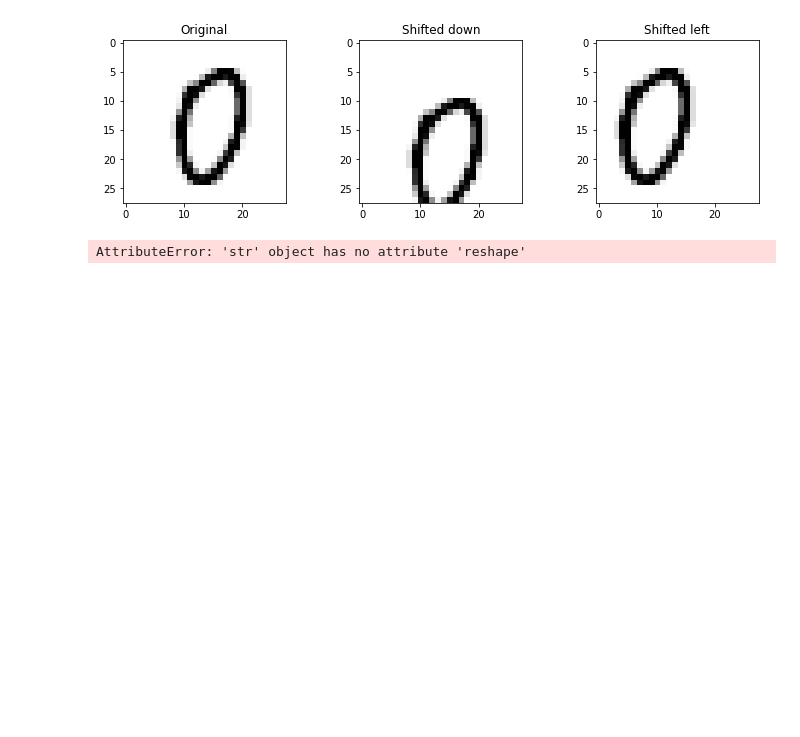
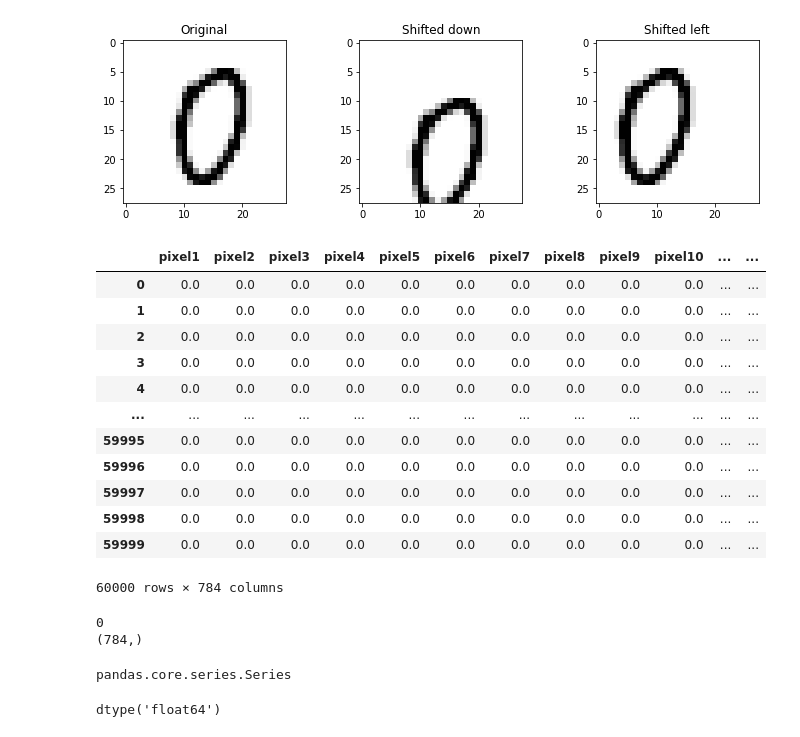
Before and after one commit to kdesh96/Hands-on-ML2, a Jupyter notebook: Ch3 Classification.ipynb, the cells around one changed output. Drawn from its saved outputs; the diff is of its cells as text; code cells hidden in the pictures; blank space fills up the shorter version.

```diff
--- a/Ch3 Classification.ipynb
+++ b/Ch3 Classification.ipynb
@@ -403,20 +403,38 @@ plt.imshow(shifted_image_left.reshape(28, 28),
 plt.show()
 # %% [output]
 [figure]
+# %%
+X_train
+# %% [output]
+|  | pixel1 | pixel2 | pixel3 | pixel4 | pixel5 | pixel6 | pixel7 | pixel8 | pixel9 | pixel10 | ... | ... |
+| 0 | 0.0 | 0.0 | 0.0 | 0.0 | 0.0 | 0.0 | 0.0 | 0.0 | 0.0 | 0.0 | ... | ... |
+| 1 | 0.0 | 0.0 | 0.0 | 0.0 | 0.0 | 0.0 | 0.0 | 0.0 | 0.0 | 0.0 | ... | ... |
+| 2 | 0.0 | 0.0 | 0.0 | 0.0 | 0.0 | 0.0 | 0.0 | 0.0 | 0.0 | 0.0 | ... | ... |
+| 3 | 0.0 | 0.0 | 0.0 | 0.0 | 0.0 | 0.0 | 0.0 | 0.0 | 0.0 | 0.0 | ... | ... |
+| 4 | 0.0 | 0.0 | 0.0 | 0.0 | 0.0 | 0.0 | 0.0 | 0.0 | 0.0 | 0.0 | ... | ... |
+| ... | ... | ... | ... | ... | ... | ... | ... | ... | ... | ... | ... | ... |
+| 59995 | 0.0 | 0.0 | 0.0 | 0.0 | 0.0 | 0.0 | 0.0 | 0.0 | 0.0 | 0.0 | ... | ... |
+| 59996 | 0.0 | 0.0 | 0.0 | 0.0 | 0.0 | 0.0 | 0.0 | 0.0 | 0.0 | 0.0 | ... | ... |
+| 59997 | 0.0 | 0.0 | 0.0 | 0.0 | 0.0 | 0.0 | 0.0 | 0.0 | 0.0 | 0.0 | ... | ... |
+| 59998 | 0.0 | 0.0 | 0.0 | 0.0 | 0.0 | 0.0 | 0.0 | 0.0 | 0.0 | 0.0 | ... | ... |
+| 59999 | 0.0 | 0.0 | 0.0 | 0.0 | 0.0 | 0.0 | 0.0 | 0.0 | 0.0 | 0.0 | ... | ... |
+60000 rows × 784 columns
+# %%
+for i in X_train.index:
+    print(i)
+    print(np.array(X_train.loc[i,:]).shape)
+    break
+# %% [output]
+0
+(784,)
+# %%
+type(y_train)
+# %% [output]
+pandas.core.series.Series
 # %%
-X_train_augmented = [image for image in X_train]
-y_train_augmented = [label for label in y_train]
-
-for dx, dy in ((-1, 0), (1, 0), (0, 1), (0, -1)):
-    for image, label in zip(X_train, y_train):
-        X_train_augmented.append(shift_image(image, dx, dy))
-        y_train_augmented.append(label)
-
-X_train_augmented = np.array(X_train_augmented)
-y_train_augmented = np.array(y_train_augmented)
-
-shuffle_idx = np.random.permutation(len(X_train_augmented))
-X_train_augmented = X_train_augmented[shuffle_idx]
-y_train_augmented = y_train_augmented[shuffle_idx]
+X_train_augmented = [np.array(X_train.loc[i,:].astype(np.float64)) for i in X_train.index]
+y_train_augmented = [np.array(y_train.loc[i].astype(np.float64)) for i in y_train.index]
-# %% [output]
-AttributeError: 'str' object has no attribute 'reshape'
+# %%
+X_train_augmented[0].dtype
+# %% [output]
+dtype('float64')
```
Also changed, not shown: parts of 2 cells of this notebook, 8 other files.
